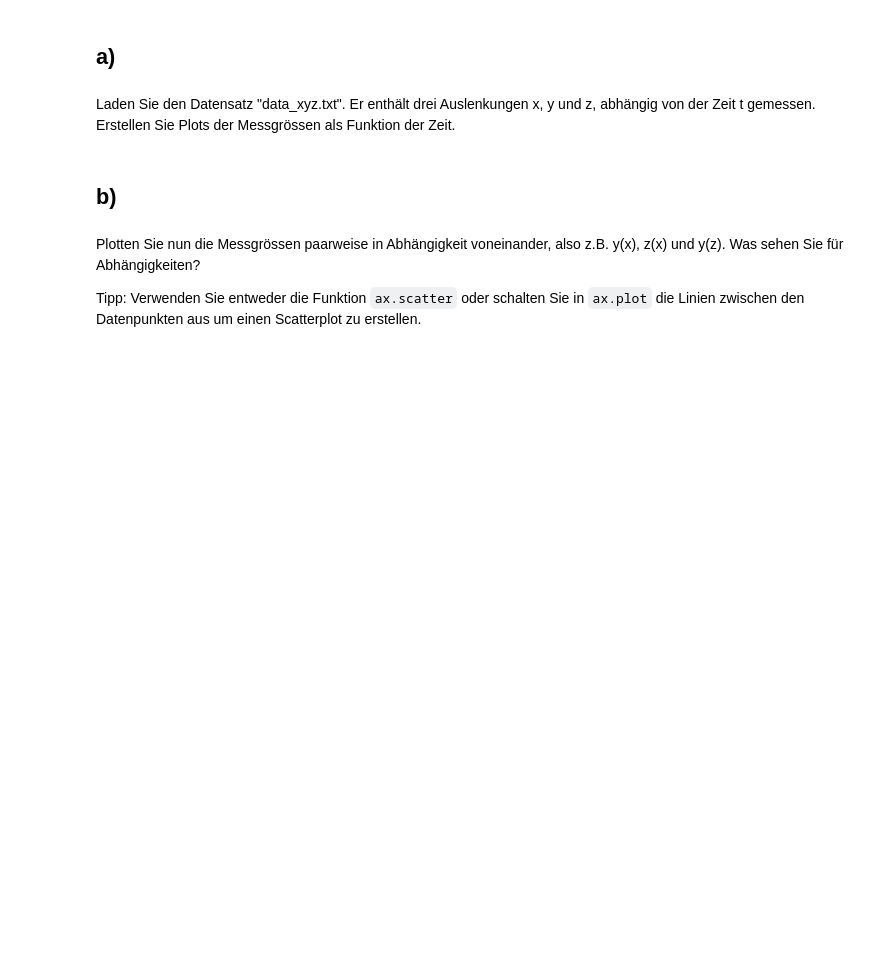
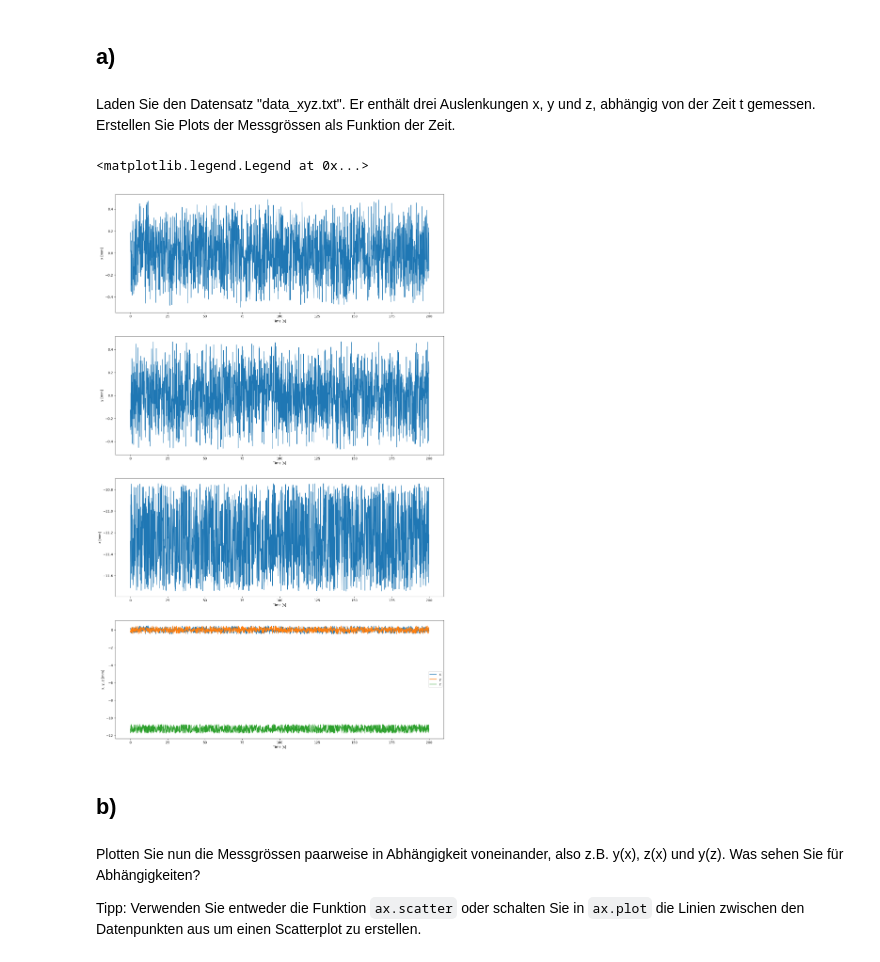
Before and after one commit to fflopsi/datenanalyse, a Jupyter notebook: exercises/05/Aufgabenblatt 5.ipynb, the cells around one changed output. Drawn from its saved outputs; the diff is of its cells as text; code cells hidden in the pictures; blank space fills up the shorter version.

```diff
--- a/exercises/05/Aufgabenblatt 5.ipynb
+++ b/exercises/05/Aufgabenblatt 5.ipynb
@@ -28,6 +28,36 @@ In dieser Übung berechnen Sie die Kovarianz und den Korrelationskoeffizienten z
 ## a)
 # %% [markdown]
 Laden Sie den Datensatz "data_xyz.txt". Er enthält drei Auslenkungen x, y und z, abhängig von der Zeit t gemessen. Erstellen Sie Plots der Messgrössen als Funktion der Zeit.
+# %%
+data = np.loadtxt('data_xyz.txt', comments='#', delimiter=' ')
+
+t = data[:, 0]
+x = data[:, 1]
+y = data[:, 2]
+z = data[:, 3]
+
+fig, ax = plt.subplots(4, figsize=(18, 30))
+ax[0].plot(t,x)
+ax[0].set_xlabel('Time [s]')
+ax[0].set_ylabel('x [mm]')
+
+ax[1].plot(t,y)
+ax[1].set_xlabel('Time [s]')
+ax[1].set_ylabel('y [mm]')
+
+ax[2].plot(t,z)
+ax[2].set_xlabel('Time [s]')
+ax[2].set_ylabel('z [mm]')
+
+ax[3].plot(t,x, label='x')
+ax[3].plot(t,y, label='y')
+ax[3].plot(t,z, label='z')
+ax[3].set_xlabel('Time [s]')
+ax[3].set_ylabel('x, y, z [mm]')
+ax[3].legend()
+# %% [output]
+<matplotlib.legend.Legend at 0x...>
+[figure, added]
 # %% [markdown]
 ## b)
 # %% [markdown]
```
Also changed, not shown: parts of 10 cells of this notebook.
